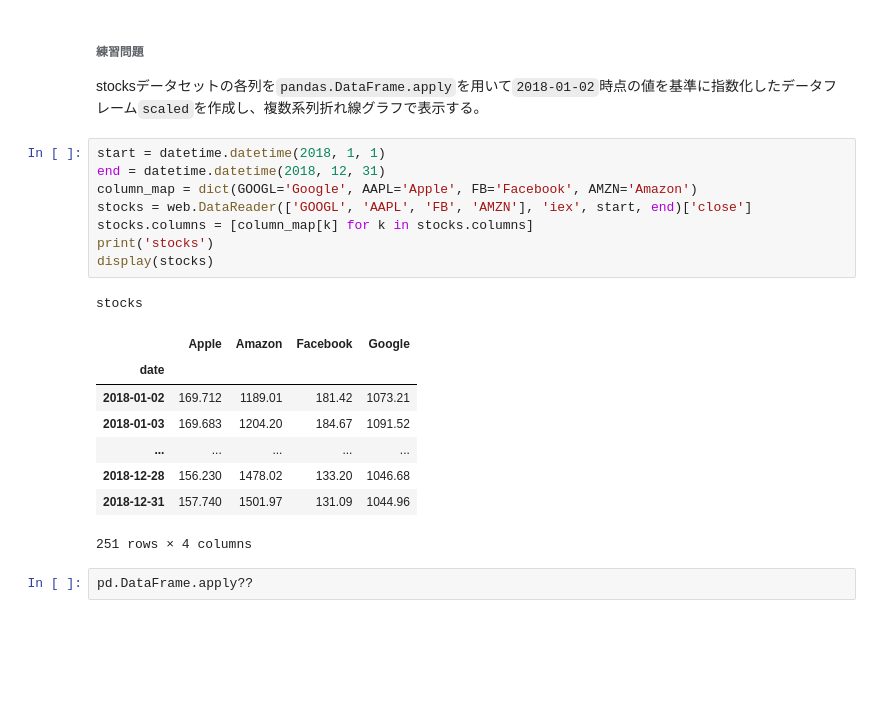
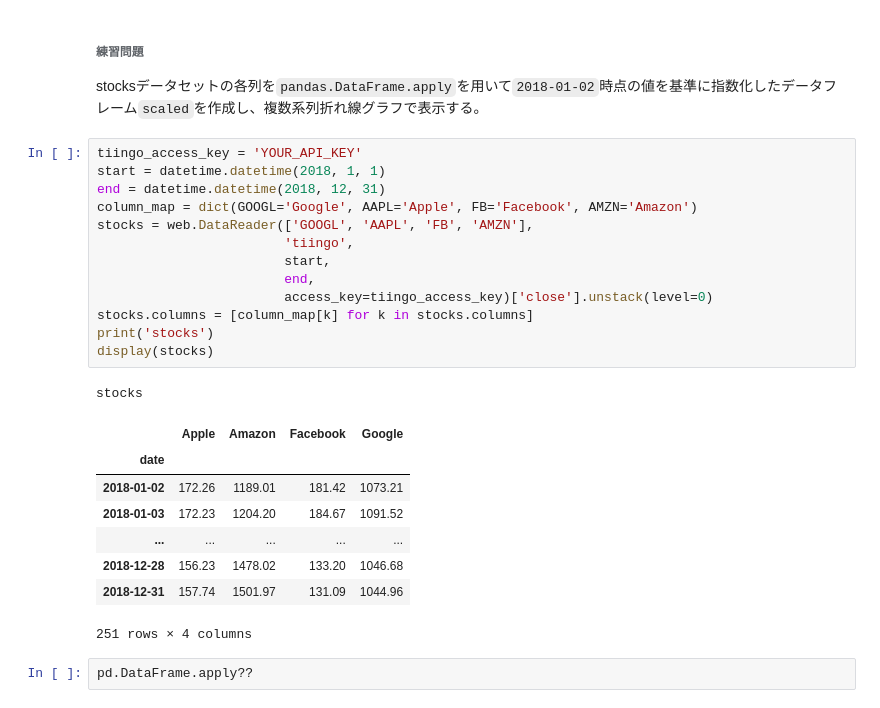
Before and after one commit to zukein/data-science-lecture, a Jupyter notebook: workspace/beginner/caution_for_visualization.ipynb, the cells around one changed output. Saved outputs shown, nothing was run; the diff lists cells and outputs as text; blank space fills up the shorter version.

```diff
--- a/workspace/beginner/caution_for_visualization.ipynb
+++ b/workspace/beginner/caution_for_visualization.ipynb
@@ -258,22 +258,27 @@ plt.show()
 
 stocksデータセットの各列を`pandas.DataFrame.apply`を用いて`2018-01-02`時点の値を基準に指数化したデータフレーム`scaled`を作成し、複数系列折れ線グラフで表示する。
 # %%
+tiingo_access_key = 'YOUR_API_KEY'
 start = datetime.datetime(2018, 1, 1)
 end = datetime.datetime(2018, 12, 31)
 column_map = dict(GOOGL='Google', AAPL='Apple', FB='Facebook', AMZN='Amazon')
-stocks = web.DataReader(['GOOGL', 'AAPL', 'FB', 'AMZN'], 'iex', start, end)['close']
+stocks = web.DataReader(['GOOGL', 'AAPL', 'FB', 'AMZN'],
+                        'tiingo',
+                        start,
+                        end,
+                        access_key=tiingo_access_key)['close'].unstack(level=0)
 stocks.columns = [column_map[k] for k in stocks.columns]
 print('stocks')
 display(stocks)
 # %% [output]
 stocks
 |  | Apple | Amazon | Facebook | Google |
 | date |  |  |  |  |
-| 2018-01-02 | 169.712 | 1189.01 | 181.42 | 1073.21 |
-| 2018-01-03 | 169.683 | 1204.20 | 184.67 | 1091.52 |
+| 2018-01-02 | 172.26 | 1189.01 | 181.42 | 1073.21 |
+| 2018-01-03 | 172.23 | 1204.20 | 184.67 | 1091.52 |
 | ... | ... | ... | ... | ... |
-| 2018-12-28 | 156.230 | 1478.02 | 133.20 | 1046.68 |
-| 2018-12-31 | 157.740 | 1501.97 | 131.09 | 1044.96 |
+| 2018-12-28 | 156.23 | 1478.02 | 133.20 | 1046.68 |
+| 2018-12-31 | 157.74 | 1501.97 | 131.09 | 1044.96 |
 251 rows × 4 columns
 # %%
 pd.DataFrame.apply??
```
Also changed, not shown: parts of 4 cells of this notebook, 3 other files.
